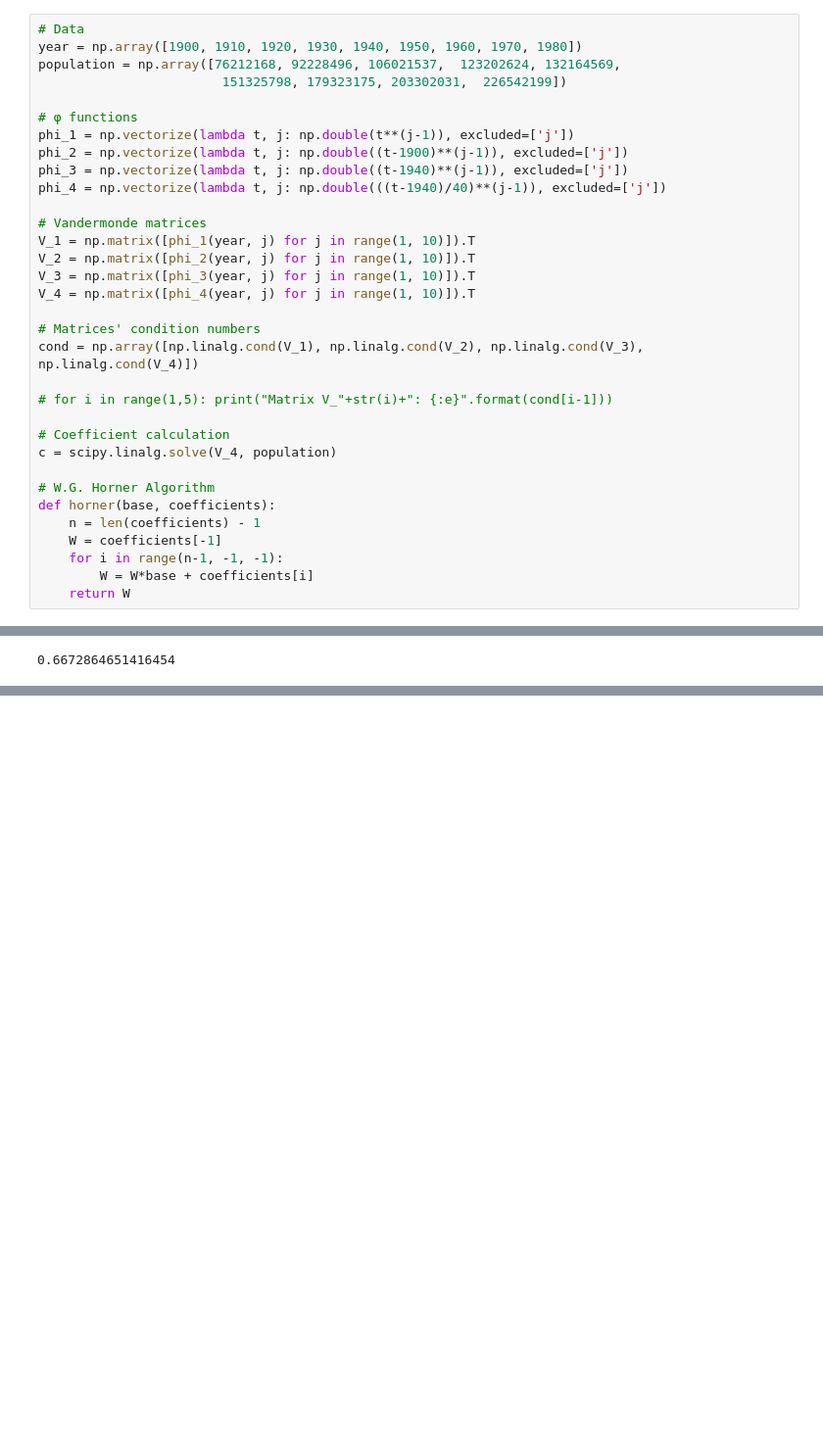
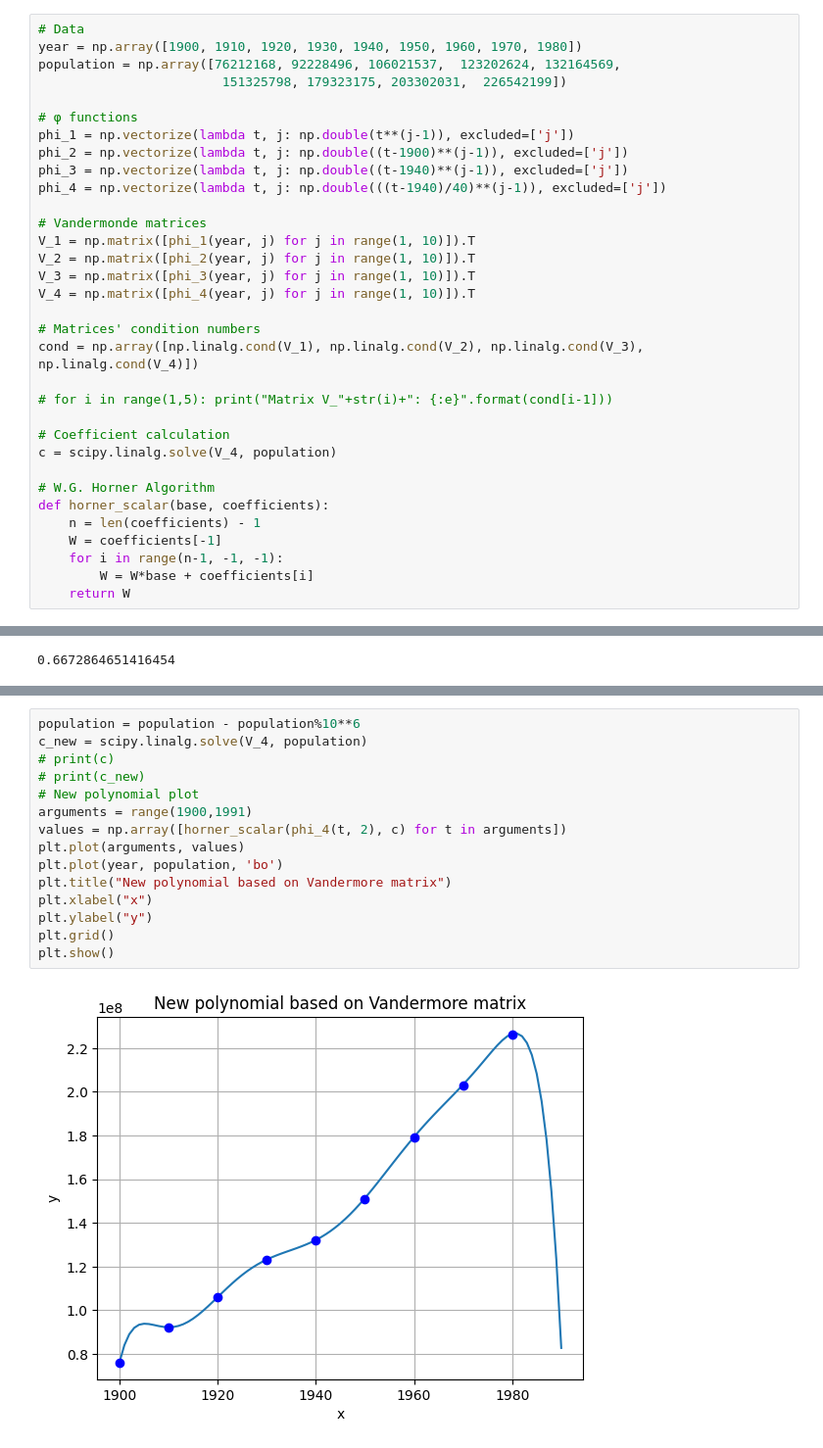
Before and after one commit to baramundi666/Computation-Methods-for-Science-and-Technology, a Jupyter notebook: lab-3/main.ipynb, the cells around one changed output, grey strips where cells are left out. Shown at 98% size. Drawn from its saved outputs; the diff is of its cells as text; blank space fills up the shorter version.

```diff
--- a/lab-3/main.ipynb
+++ b/lab-3/main.ipynb
@@ -34,7 +34,7 @@ cond = np.array([np.linalg.cond(V_1), np.linalg.cond(V_2), np.linalg.cond(V_3),
 c = scipy.linalg.solve(V_4, population)
 
 # W.G. Horner Algorithm
-def horner(base, coefficients):
+def horner_scalar(base, coefficients):
     n = len(coefficients) - 1
     W = coefficients[-1]
     for i in range(n-1, -1, -1):
@@ -80,0 +111,17 @@ plt.show()
+# %%
+population = population - population%10**6
+c_new = scipy.linalg.solve(V_4, population)
+# print(c)
+# print(c_new)
+# New polynomial plot
+arguments = range(1900,1991)
+values = np.array([horner_scalar(phi_4(t, 2), c) for t in arguments])
+plt.plot(arguments, values)
+plt.plot(year, population, 'bo')
+plt.title("New polynomial based on Vandermore matrix")
+plt.xlabel("x")
+plt.ylabel("y")
+plt.grid()
+plt.show()
+# %% [output]
+[figure, added]
```
Also changed, not shown: parts of 3 cells of this notebook.
